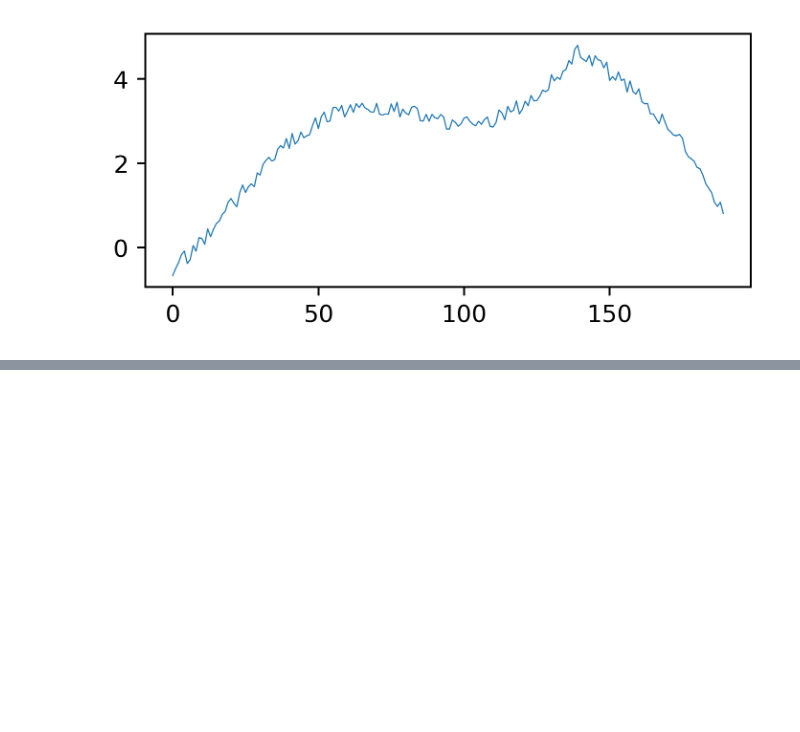
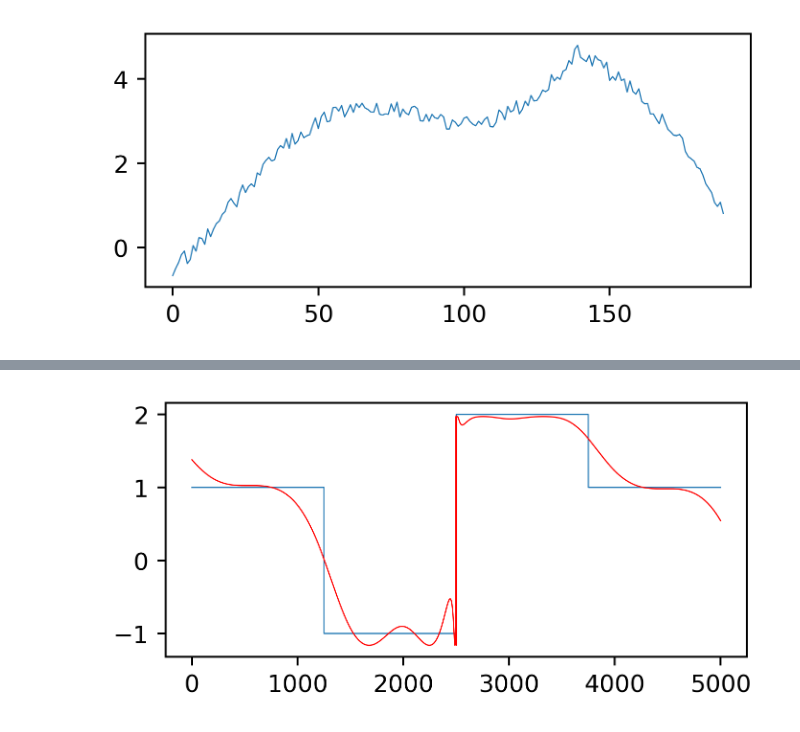
Before and after one commit to BobVitorBob/XTSTree, a Jupyter notebook: usage_example.ipynb, the cells around one changed output, grey strips where cells are left out. Cells and saved outputs as stored; diff of their text form; code cells hidden in the pictures; blank space fills up the shorter version.

```diff
--- a/usage_example.ipynb
+++ b/usage_example.ipynb
@@ -124,0 +247,19 @@ for s in series_by_depth:
+# %%
+from pysr import PySRRegressor
+def get_regressor(criteria, pop_n, pop_size, iterations):
+	return PySRRegressor(
+		binary_operators=['+', '-', '*', '/'],
+		unary_operators=[],
+		niterations=iterations,
+		populations=pop_n,
+		population_size=pop_size,
+		progress=False,
+		model_selection=criteria,
+		verbosity = 0,
+		temp_equation_file=False
+	)
+# %%
+model1 = get_regressor(criteria='accuracy', pop_size=50, pop_n=10, iterations=10)
+model2 = get_regressor(criteria='accuracy', pop_size=100, pop_n=10, iterations=10)
+# %%
+model1.fit([[x] for x in np.linspace(-4,4, num=5000)], [[x] for x in  ts1], variable_names=['index'])
@@ -124,0 +284,6 @@ for s in series_by_depth:
+# %%
+yhat = model1.predict([[x] for x in np.linspace(-4,4, num=5000)])
+# %%
+plot(ts1, sec_plots=[yhat])
+# %% [output]
+[figure, added]
```
Also changed, not shown: parts of 8 cells of this notebook.
